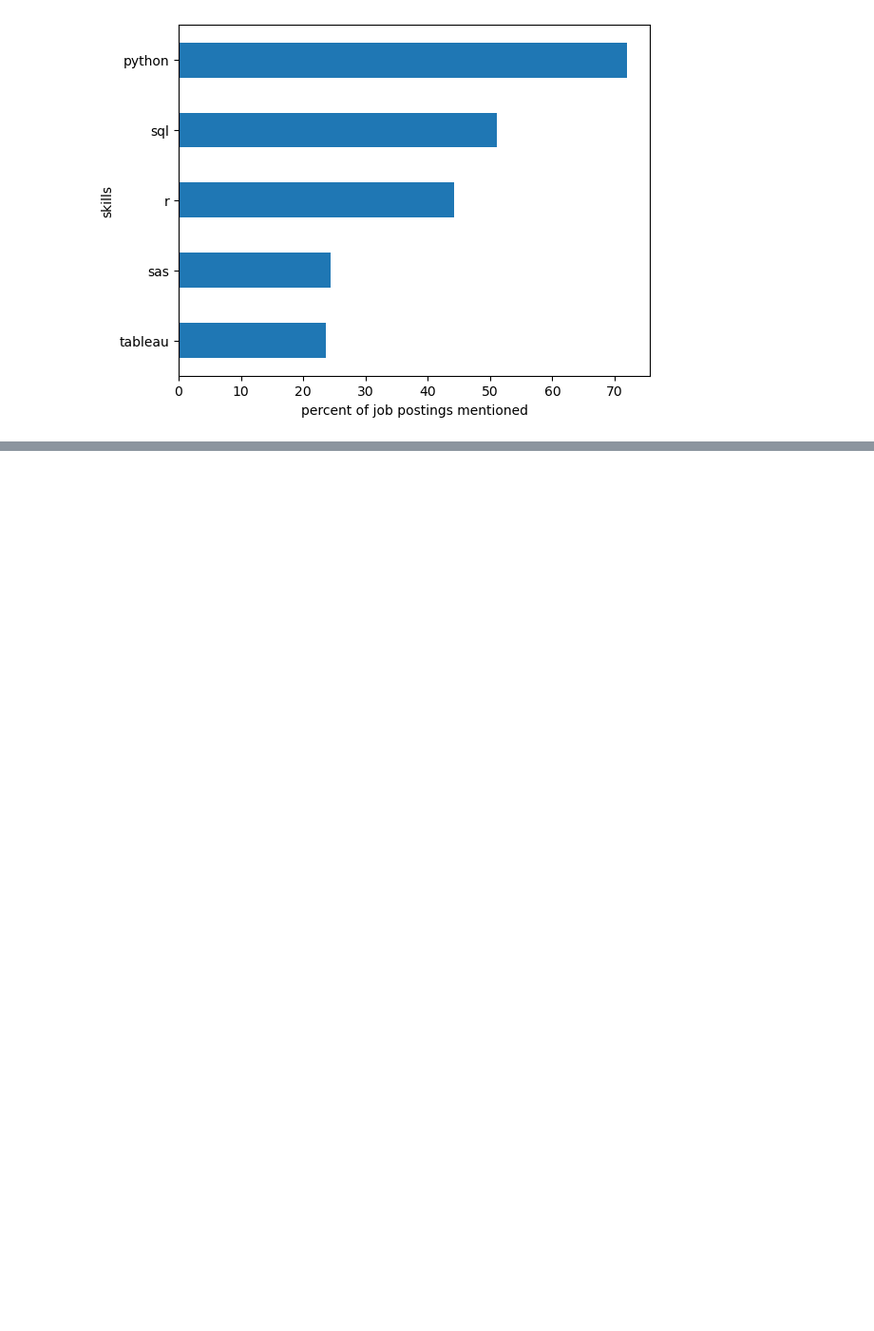
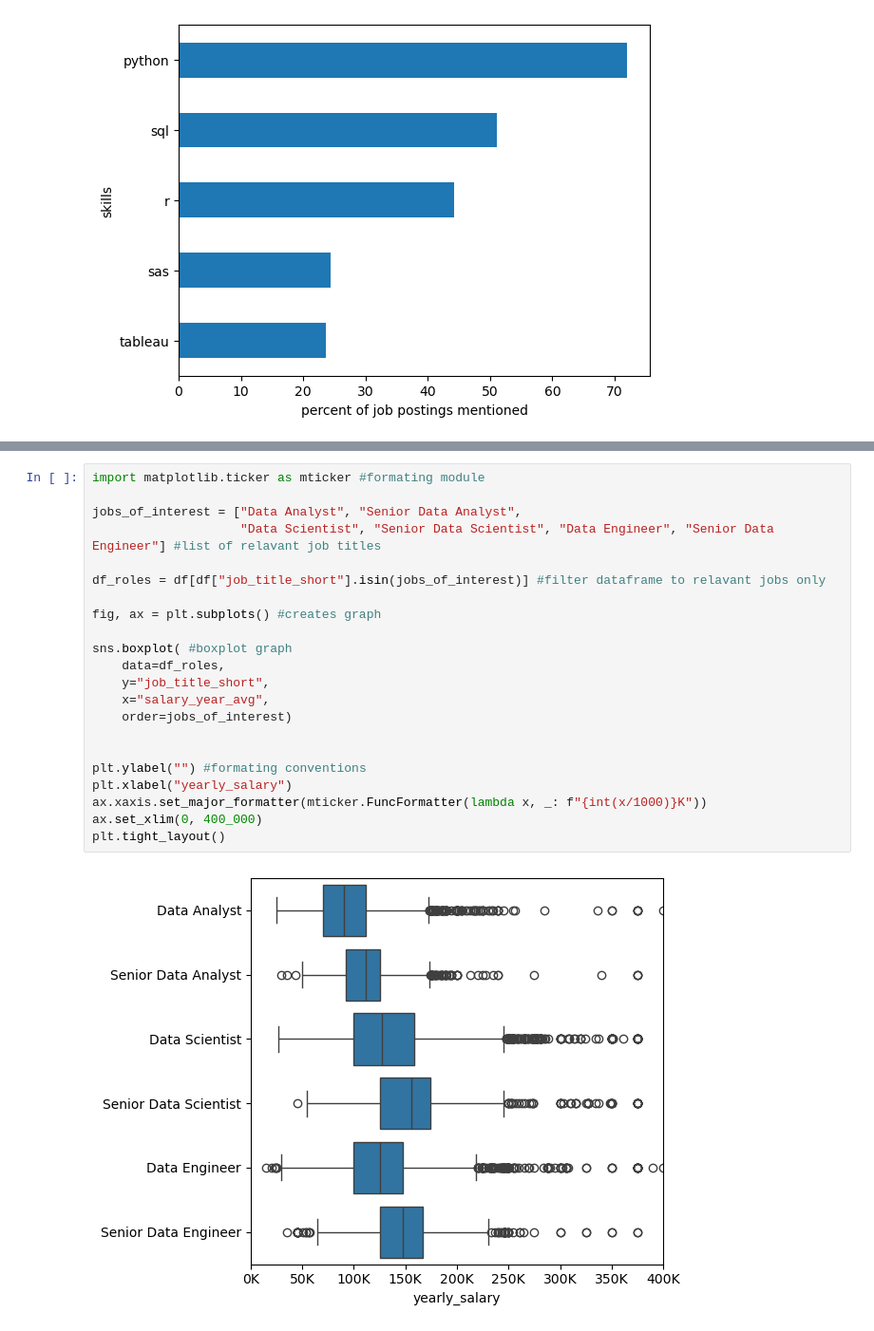
Before and after one commit to alejandrogomezpaz/Python-Project, a Jupyter notebook: skills.IPYNB, the cells around one changed output, grey strips where cells are left out. Shown: that part at 95% size. Cells and saved outputs as stored; diff of their text form; blank space fills up the shorter version.

```diff
--- a/skills.IPYNB
+++ b/skills.IPYNB
@@ -48,0 +67,24 @@ KeyError: 'month'
+# %%
+import matplotlib.ticker as mticker #formating module
+
+jobs_of_interest = ["Data Analyst", "Senior Data Analyst",
+                    "Data Scientist", "Senior Data Scientist", "Data Engineer", "Senior Data Engineer"] #list of relavant job titles
+
+df_roles = df[df["job_title_short"].isin(jobs_of_interest)] #filter dataframe to relavant jobs only
+
+fig, ax = plt.subplots() #creates graph
+
+sns.boxplot( #boxplot graph
+    data=df_roles,
+    y="job_title_short",
+    x="salary_year_avg",
+    order=jobs_of_interest)
+
+
+plt.ylabel("") #formating conventions
+plt.xlabel("yearly_salary")
+ax.xaxis.set_major_formatter(mticker.FuncFormatter(lambda x, _: f"{int(x/1000)}K"))
+ax.set_xlim(0, 400_000)
+plt.tight_layout()
+# %% [output]
+[figure, added]
```
Also changed, not shown: parts of 5 cells of this notebook, 1 other file.
